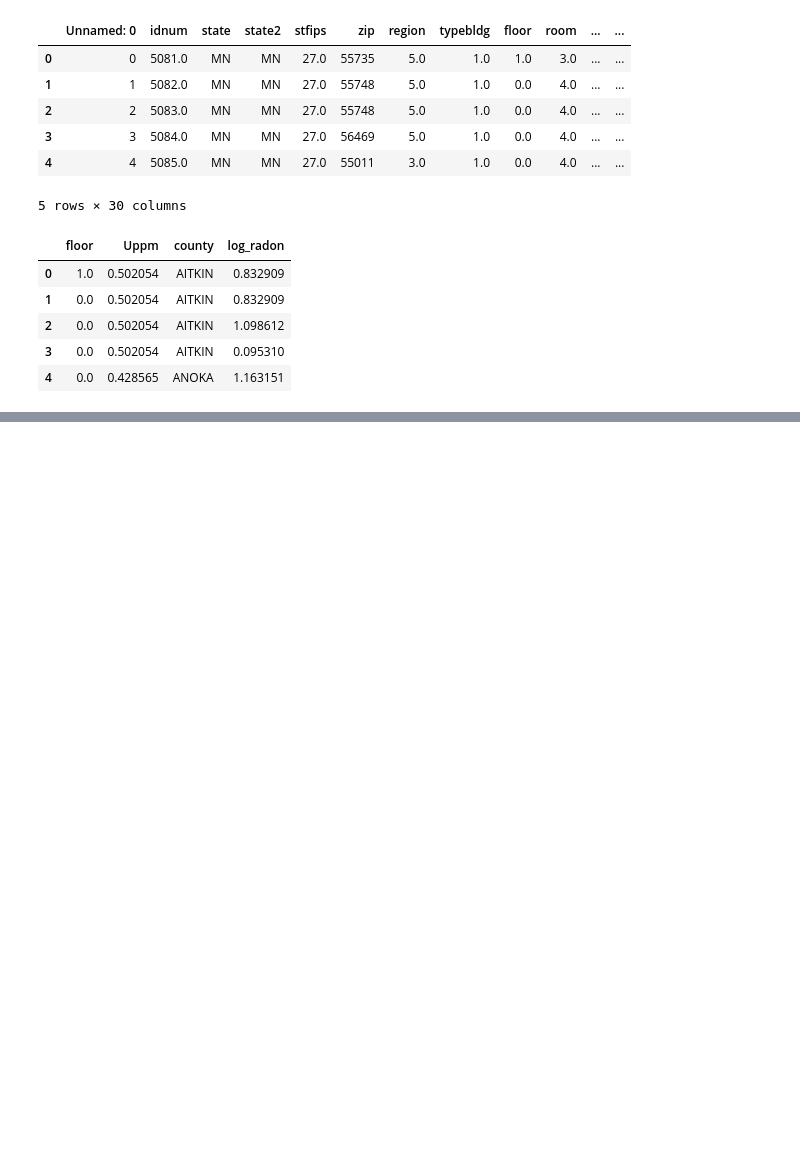
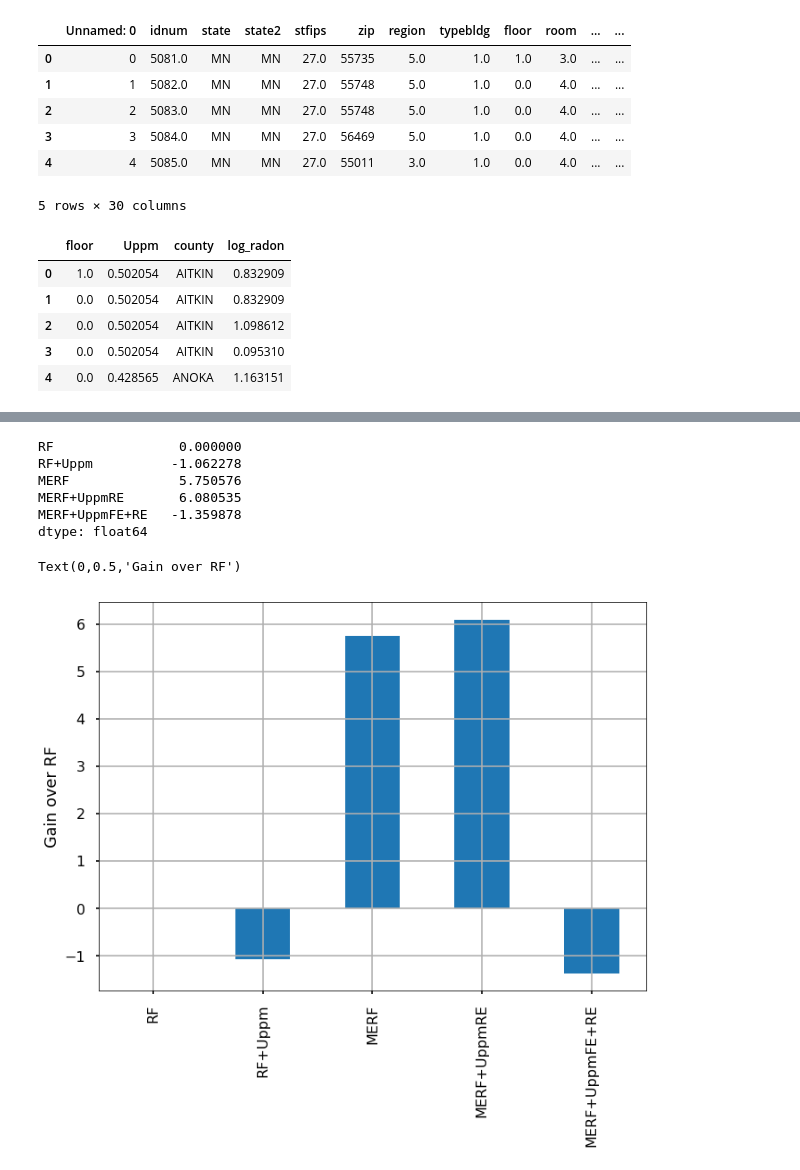
Before and after one commit to manifoldai/merf, a Jupyter notebook: notebooks/Real World MERF Examples.ipynb, the cells around one changed output, grey strips where cells are left out. Drawn from its saved outputs; the diff is of its cells as text; code cells hidden in the pictures; blank space fills up the shorter version.

```diff
--- a/notebooks/Real World MERF Examples.ipynb
+++ b/notebooks/Real World MERF Examples.ipynb
@@ -232,0 +234,3 @@ plot_training_stats(mrf)
+# %%
+mse_df = pd.DataFrame([mse_rf, mse_rfplus, mse_mrf, mse_mrf_uranium, mse_mrf_uranium_both], index=['RF', 'RF+Uppm', 'MERF', 'MERF+UppmRE', 'MERF+UppmFE+RE'])
+mse_df
@@ -232,0 +244,17 @@ plot_training_stats(mrf)
+# %%
+gains = (100 * (mse_df.iloc[0] - mse_df)/ mse_df.iloc[0]).mean(axis=1)
+gains
+# %% [output]
+RF                0.000000
+RF+Uppm          -1.062278
+MERF              5.750576
+MERF+UppmRE       6.080535
+MERF+UppmFE+RE   -1.359878
+dtype: float64
+# %%
+gains.plot(kind='bar', style='b')
+plt.grid('on')
+plt.ylabel('Gain over RF')
+# %% [output]
+Text(0,0.5,'Gain over RF')
+[figure, added]
```
Also changed, not shown: parts of 9 cells of this notebook, 5 other files.
